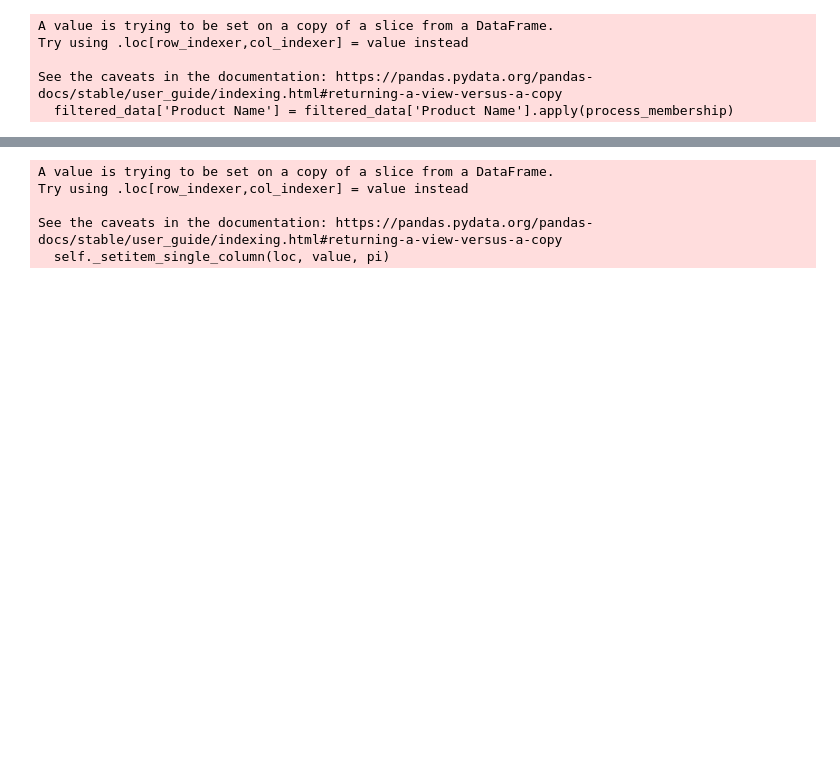
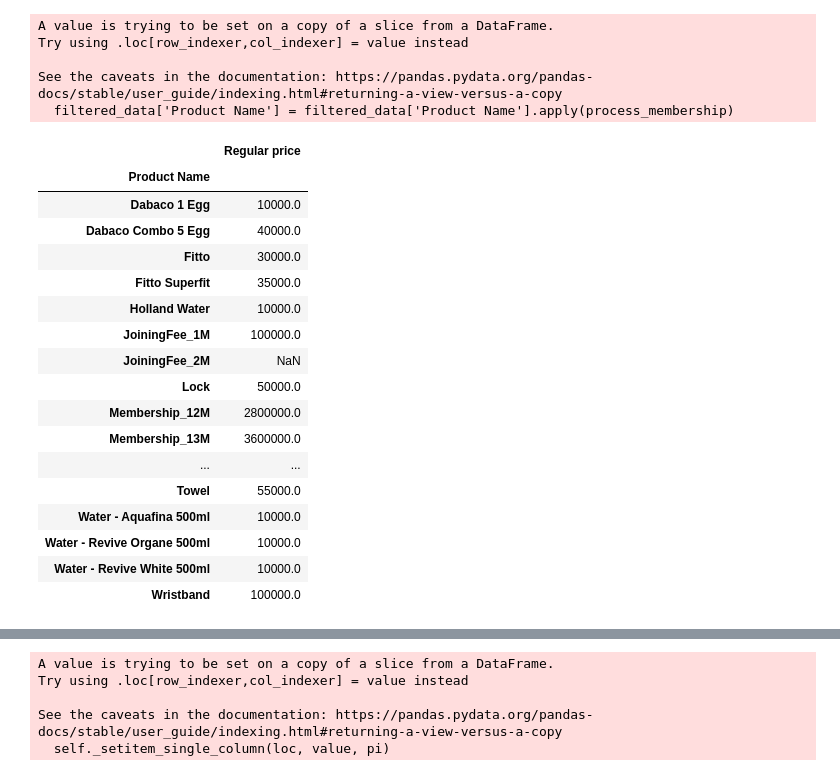
Before and after one commit to tuanio/RFM-model-collaborative-filtering, a Jupyter notebook: notebooks/processing_data.ipynb, the cells around one changed output, grey strips where cells are left out. Cells and saved outputs as stored; diff of their text form; code cells hidden in the pictures; blank space fills up the shorter version.

```diff
--- a/notebooks/processing_data.ipynb
+++ b/notebooks/processing_data.ipynb
@@ -45,5 +45,26 @@ Try using .loc[row_indexer,col_indexer] = value instead
 
 See the caveats in the documentation: https://pandas.pydata.org/pandas-docs/stable/user_guide/indexing.html#returning-a-view-versus-a-copy
   filtered_data['Product Name'] = filtered_data['Product Name'].apply(process_membership)
+# %%
+filtered_data[['Product Name', 'Regular price']].groupby('Product Name').agg(lambda x: x[x > 0].min())
+# %% [output]
+|  | Regular price |
+| Product Name |  |
+| Dabaco 1 Egg | 10000.0 |
+| Dabaco Combo 5 Egg | 40000.0 |
+| Fitto | 30000.0 |
+| Fitto Superfit | 35000.0 |
+| Holland Water | 10000.0 |
+| JoiningFee_1M | 100000.0 |
+| JoiningFee_2M | NaN |
+| Lock | 50000.0 |
+| Membership_12M | 2800000.0 |
+| Membership_13M | 3600000.0 |
+| ... | ... |
+| Towel | 55000.0 |
+| Water - Aquafina 500ml | 10000.0 |
+| Water - Revive Organe 500ml | 10000.0 |
+| Water - Revive White 500ml | 10000.0 |
+| Wristband | 100000.0 |
 # %%
 product_min_price = filtered_data[['Product Name', 'Regular price']].groupby('Product Name').min()
```
Also changed, not shown: parts of 6 cells of this notebook, 6 other files.
